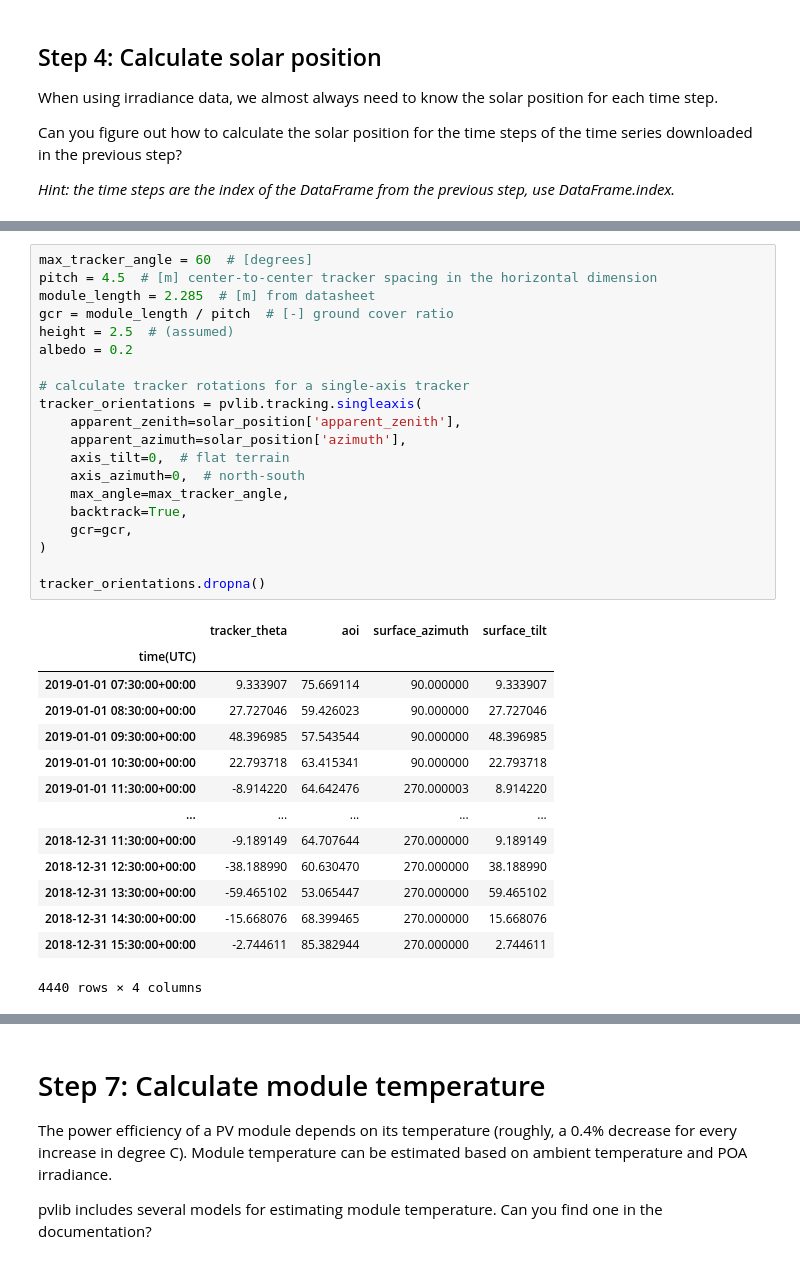
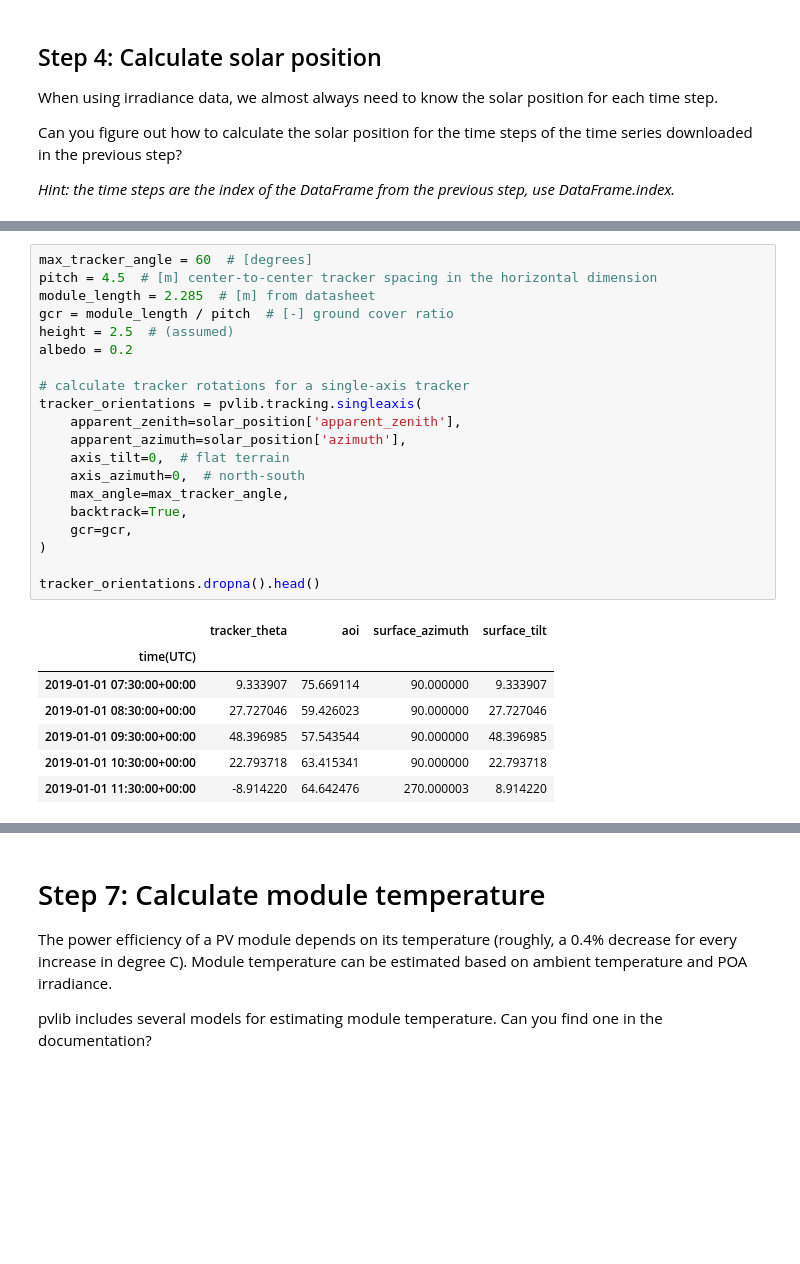
Before and after one commit to PV-Tutorials/2025_pvlib_pvsc, a Jupyter notebook: pvlib-introduction.ipynb, the cells around one changed output, grey strips where cells are left out. Drawn from its saved outputs; the diff is of its cells as text; blank space fills up the shorter version.

```diff
--- a/pvlib-introduction.ipynb
+++ b/pvlib-introduction.ipynb
@@ -139,38 +136,31 @@ TODO - write some text
 # %%
 max_tracker_angle = 60  # [degrees]
 pitch = 4.5  # [m] center-to-center tracker spacing in the horizontal dimension
 module_length = 2.285  # [m] from datasheet
 gcr = module_length / pitch  # [-] ground cover ratio
 height = 2.5  # (assumed)
 albedo = 0.2
 
 # calculate tracker rotations for a single-axis tracker
 tracker_orientations = pvlib.tracking.singleaxis(
     apparent_zenith=solar_position['apparent_zenith'],
     apparent_azimuth=solar_position['azimuth'],
     axis_tilt=0,  # flat terrain
     axis_azimuth=0,  # north-south
     max_angle=max_tracker_angle,
     backtrack=True,
     gcr=gcr,
 )
 
-tracker_orientations.dropna()
+tracker_orientations.dropna().head()
 # %% [output]
 |  | tracker_theta | aoi | surface_azimuth | surface_tilt |
 | time(UTC) |  |  |  |  |
 | 2019-01-01 07:30:00+00:00 | 9.333907 | 75.669114 | 90.000000 | 9.333907 |
 | 2019-01-01 08:30:00+00:00 | 27.727046 | 59.426023 | 90.000000 | 27.727046 |
 | 2019-01-01 09:30:00+00:00 | 48.396985 | 57.543544 | 90.000000 | 48.396985 |
 | 2019-01-01 10:30:00+00:00 | 22.793718 | 63.415341 | 90.000000 | 22.793718 |
 | 2019-01-01 11:30:00+00:00 | -8.914220 | 64.642476 | 270.000003 | 8.914220 |
-| ... | ... | ... | ... | ... |
-| 2018-12-31 11:30:00+00:00 | -9.189149 | 64.707644 | 270.000000 | 9.189149 |
-| 2018-12-31 12:30:00+00:00 | -38.188990 | 60.630470 | 270.000000 | 38.188990 |
-| 2018-12-31 13:30:00+00:00 | -59.465102 | 53.065447 | 270.000000 | 59.465102 |
-| 2018-12-31 14:30:00+00:00 | -15.668076 | 68.399465 | 270.000000 | 15.668076 |
-| 2018-12-31 15:30:00+00:00 | -2.744611 | 85.382944 | 270.000000 | 2.744611 |
-4440 rows × 4 columns
 # %% [markdown]
 ## Step 6: Calculate plane of array irradiance
 The irradiance data we obtained from PVGIS contains the three standard components:
```
Also changed, not shown: parts of 7 cells of this notebook.
